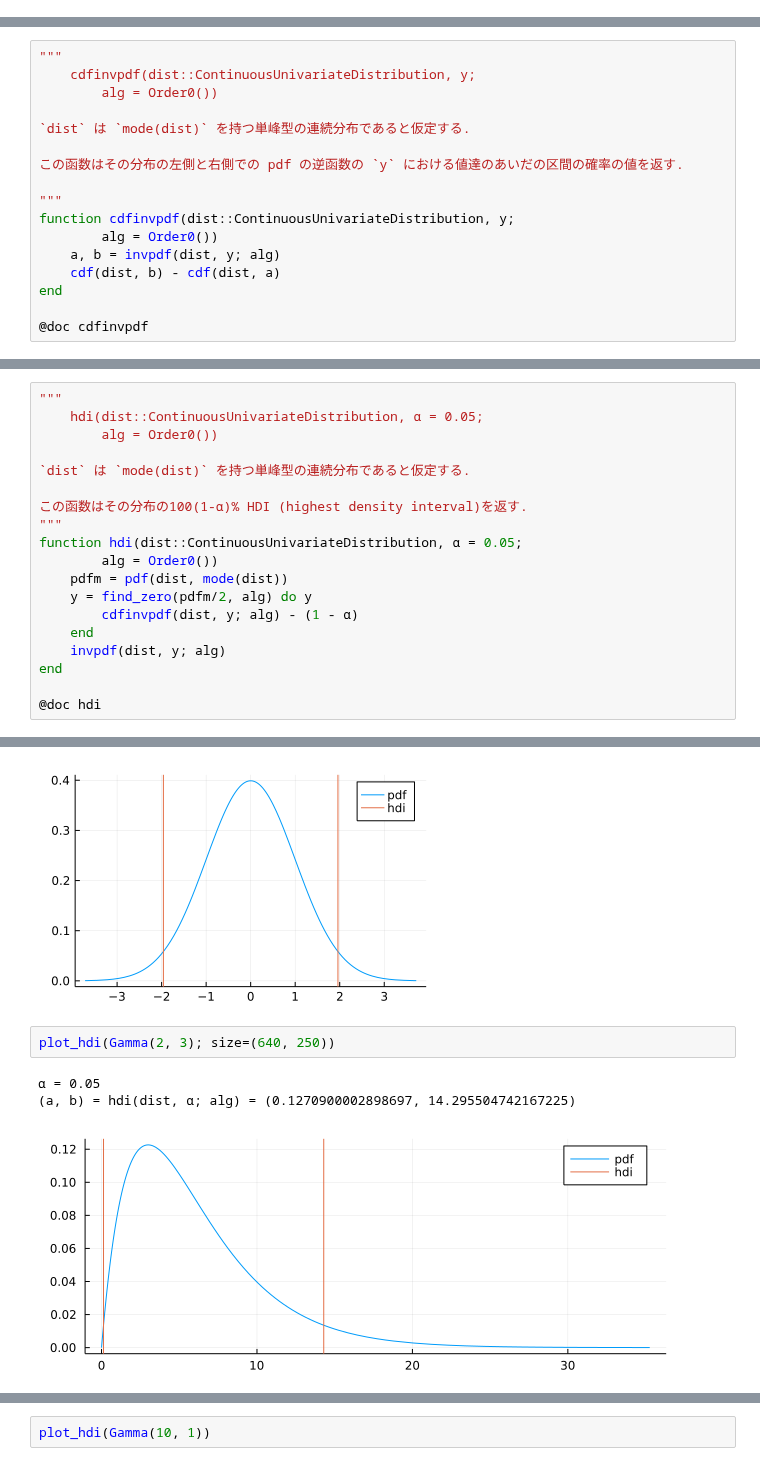
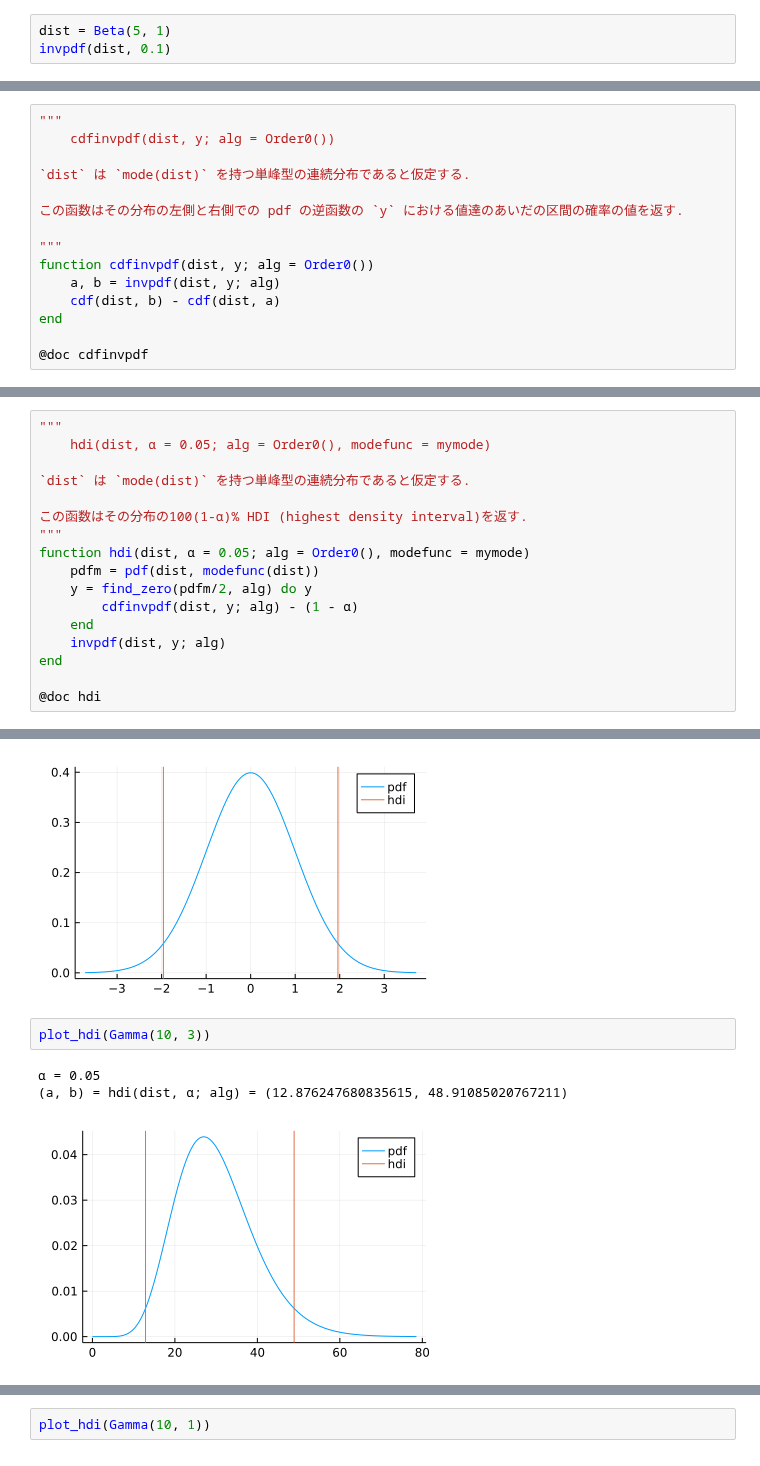
Before and after one commit to genkuroki/public, a Jupyter notebook: 0034/HDI - highest density interval.ipynb, the cells around one changed output, grey strips where cells are left out. Drawn from its saved outputs; the diff is of its cells as text.

```diff
--- a/0034/HDI - highest density interval.ipynb
+++ b/0034/HDI - highest density interval.ipynb
@@ -50,0 +77,3 @@ invpdf(dist, 0.05)
+# %%
+dist = Beta(5, 1)
+invpdf(dist, 0.1)
@@ -51,15 +82,13 @@ invpdf(dist, 0.05)
 # %%
 """
-    cdfinvpdf(dist::ContinuousUnivariateDistribution, y;
-        alg = Order0())
+    cdfinvpdf(dist, y; alg = Order0())
 
 `dist` は `mode(dist)` を持つ単峰型の連続分布であると仮定する.
 
 この函数はその分布の左側と右側での pdf の逆函数の `y` における値達のあいだの区間の確率の値を返す.
 
 """
-function cdfinvpdf(dist::ContinuousUnivariateDistribution, y;
-        alg = Order0())
+function cdfinvpdf(dist, y; alg = Order0())
     a, b = invpdf(dist, y; alg)
     cdf(dist, b) - cdf(dist, a)
 end
@@ -83,16 +111,14 @@ plot(y -> cdfinvpdf(dist, y), eps(), pdfm)
 [figure]
 # %%
 """
-    hdi(dist::ContinuousUnivariateDistribution, α = 0.05;
-        alg = Order0())
+    hdi(dist, α = 0.05; alg = Order0(), modefunc = mymode)
 
 `dist` は `mode(dist)` を持つ単峰型の連続分布であると仮定する.
 
 この函数はその分布の100(1-α)% HDI (highest density interval)を返す.
 """
-function hdi(dist::ContinuousUnivariateDistribution, α = 0.05;
-        alg = Order0())
-    pdfm = pdf(dist, mode(dist))
+function hdi(dist, α = 0.05; alg = Order0(), modefunc = mymode)
+    pdfm = pdf(dist, modefunc(dist))
     y = find_zero(pdfm/2, alg) do y
         cdfinvpdf(dist, y; alg) - (1 - α)
     end
@@ -126,8 +151,8 @@ plot_hdi(Normal())
 (a, b) = hdi(dist, α; alg) = (-1.9599639845400534, 1.9599639845400536)
 [figure]
 # %%
-plot_hdi(Gamma(2, 3); size=(640, 250))
+plot_hdi(Gamma(10, 3))
 # %% [output]
 α = 0.05
-(a, b) = hdi(dist, α; alg) = (0.1270900002898697, 14.295504742167225)
+(a, b) = hdi(dist, α; alg) = (12.876247680835615, 48.91085020767211)
-[figure, old version]
+[figure, new version]
```
Also changed, not shown: parts of 8 cells of this notebook, 1 other file.
